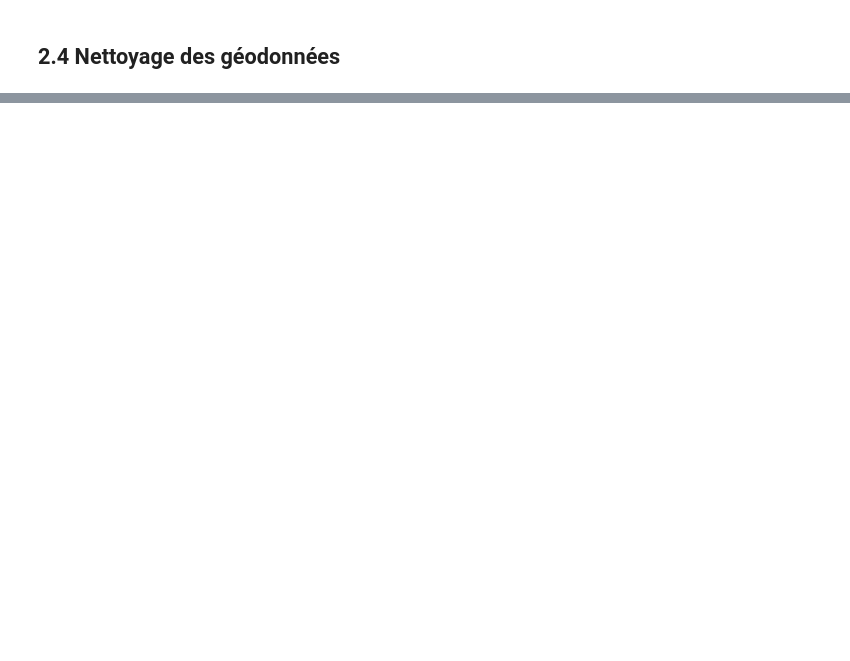
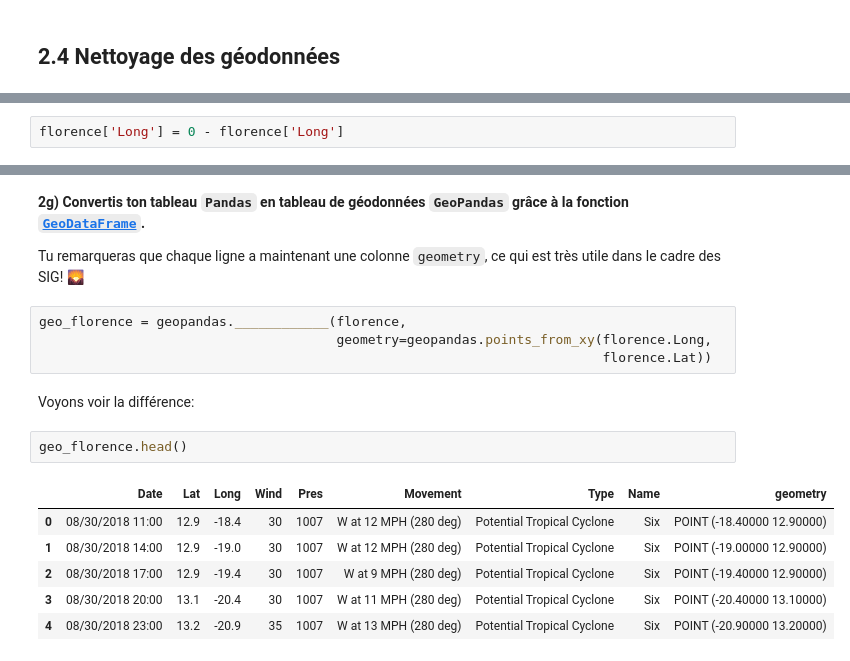
Before and after one commit to tbeucler/2022_SIG_TP8, a Jupyter notebook: Exercices.ipynb, the cells around one changed output, grey strips where cells are left out. Saved outputs shown, nothing was run; the diff lists cells and outputs as text; blank space fills up the shorter version.

```diff
--- a/Exercices.ipynb
+++ b/Exercices.ipynb
@@ -524,0 +550,2 @@ florence
+# %%
+florence['Long'] = 0 - florence['Long']
@@ -524,0 +563,19 @@ florence
+# %% [markdown]
+**2g) Convertis ton tableau `Pandas` en tableau de géodonnées `GeoPandas` grâce à la fonction [`GeoDataFrame`](https://geopandas.org/en/stable/docs/reference/api/geopandas.GeoDataFrame.html).**
+
+Tu remarqueras que chaque ligne a maintenant une colonne `geometry`, ce qui est très utile dans le cadre des SIG! 🌄
+# %%
+geo_florence = geopandas.____________(florence,
+                                      geometry=geopandas.points_from_xy(florence.Long,
+                                                                        florence.Lat))
+# %% [markdown]
+Voyons voir la différence:
+# %%
+geo_florence.head()
+# %% [output]
+|  | Date | Lat | Long | Wind | Pres | Movement | Type | Name | geometry |
+| 0 | 08/30/2018 11:00 | 12.9 | -18.4 | 30 | 1007 | W at 12 MPH (280 deg) | Potential Tropical Cyclone | Six | POINT (-18.40000 12.90000) |
+| 1 | 08/30/2018 14:00 | 12.9 | -19.0 | 30 | 1007 | W at 12 MPH (280 deg) | Potential Tropical Cyclone | Six | POINT (-19.00000 12.90000) |
+| 2 | 08/30/2018 17:00 | 12.9 | -19.4 | 30 | 1007 | W at 9 MPH (280 deg) | Potential Tropical Cyclone | Six | POINT (-19.40000 12.90000) |
+| 3 | 08/30/2018 20:00 | 13.1 | -20.4 | 30 | 1007 | W at 11 MPH (280 deg) | Potential Tropical Cyclone | Six | POINT (-20.40000 13.10000) |
+| 4 | 08/30/2018 23:00 | 13.2 | -20.9 | 35 | 1007 | W at 13 MPH (280 deg) | Potential Tropical Cyclone | Six | POINT (-20.90000 13.20000) |
```
Also changed, not shown: parts of 58 cells of this notebook.
